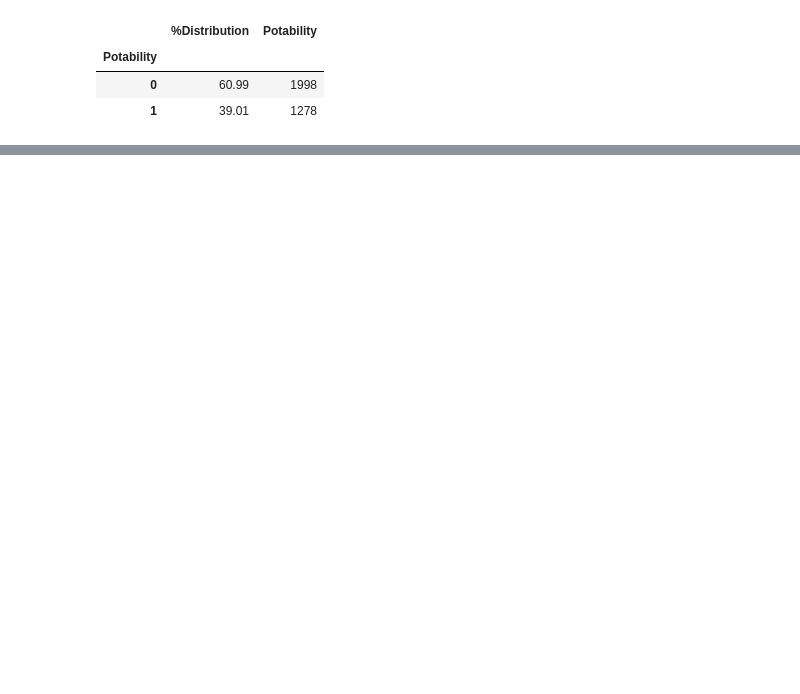
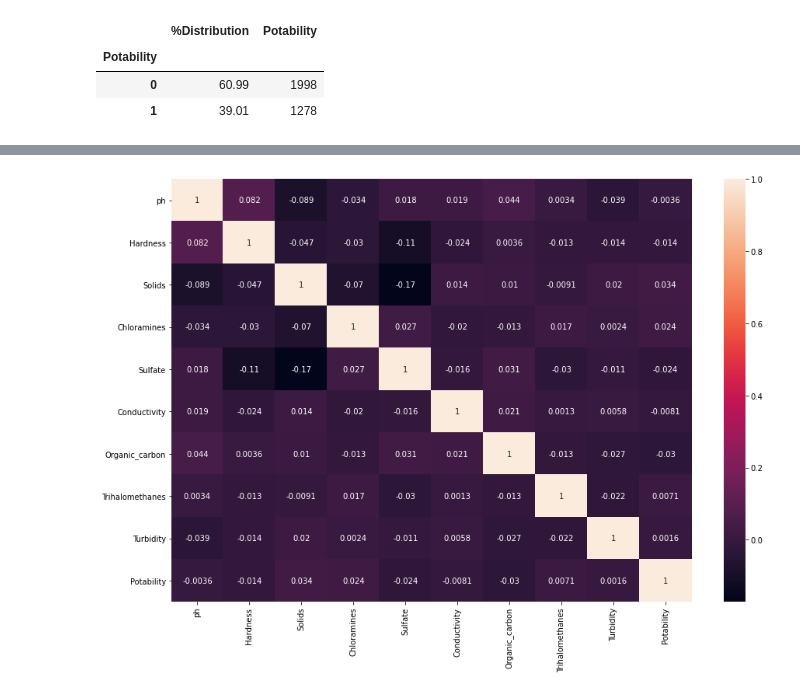
Before and after one commit to hoe94/Water_Quality, a Jupyter notebook: notebooks/EDA.ipynb, the cells around one changed output, grey strips where cells are left out. Cells and saved outputs as stored; diff of their text form; code cells hidden in the pictures; blank space fills up the shorter version.

```diff
--- a/notebooks/EDA.ipynb
+++ b/notebooks/EDA.ipynb
@@ -91,0 +128,6 @@ Potability_df
+# %%
+plt.figure(figsize = (15,10))
+sns.heatmap(df.corr(), annot = True)
+plt.show()
+# %% [output]
+[figure, added]
```
Also changed, not shown: parts of 9 cells of this notebook.
